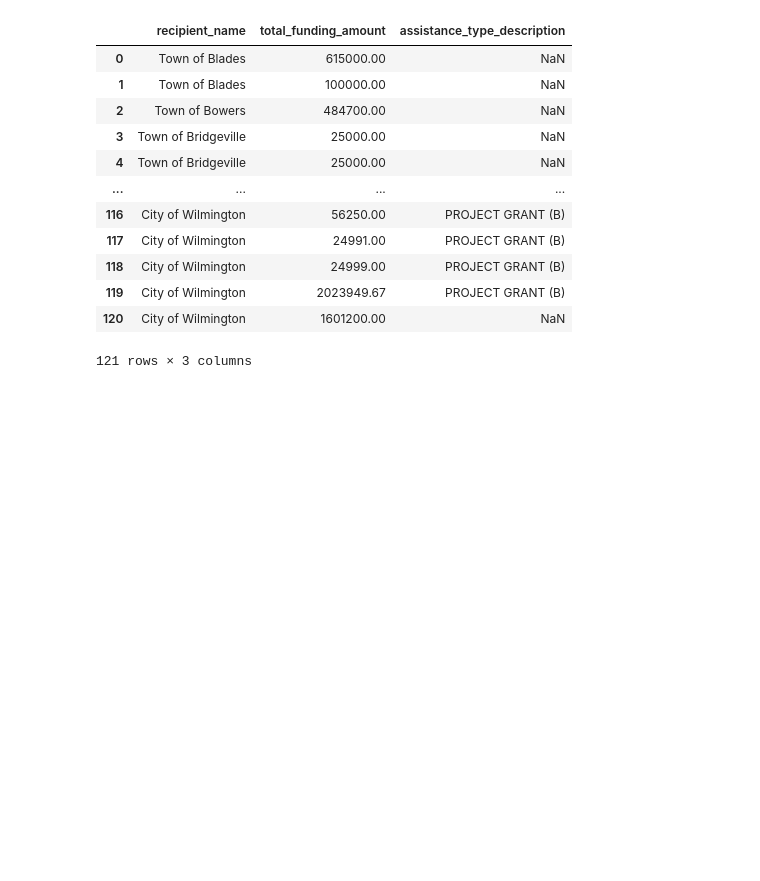
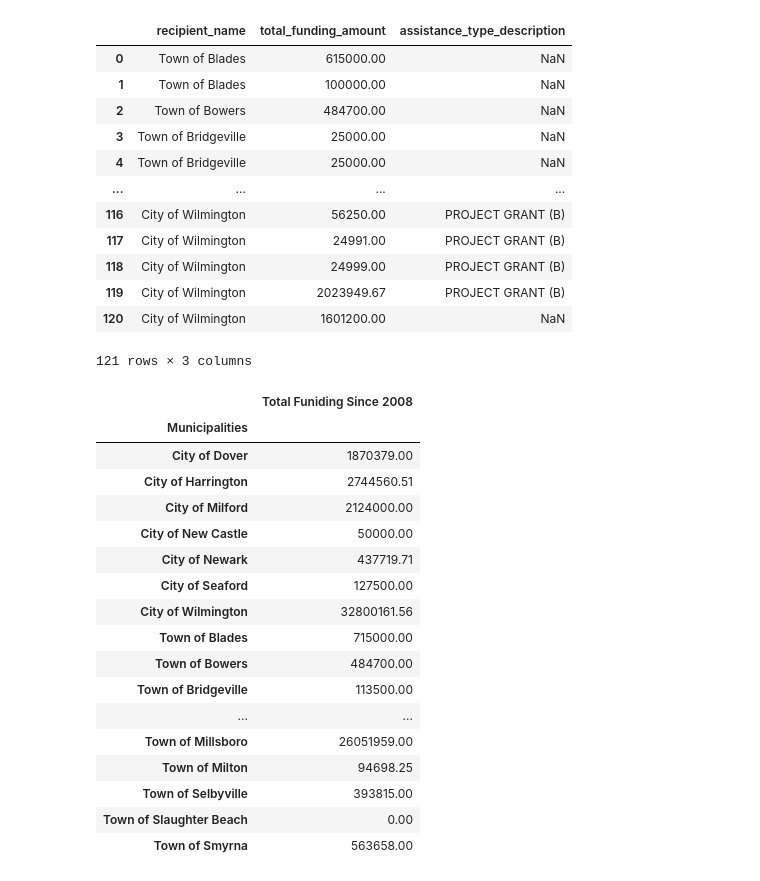
Before and after one commit to ReidelVichot/GrantAssistProgram, a Jupyter notebook: grantassistantprogram 11-9.ipynb, the cells around one changed output. Saved outputs shown, nothing was run; the diff lists cells and outputs as text; code cells hidden in the pictures; blank space fills up the shorter version.

```diff
--- a/grantassistantprogram 11-9.ipynb
+++ b/grantassistantprogram 11-9.ipynb
@@ -168,4 +173,30 @@ cities
 | 120 | City of Wilmington | 1601200.00 | NaN |
 121 rows × 3 columns
 # %%
-cities_grouped = cities.groupby("recipient_name").sum()
+cities_grouped = cities.groupby("recipient_name").sum().reset_index()
+# %%
+#The table has to have the follwing format.
+#Municipality, County, Population, Total Funiding Since 2008
+#cites_grouped = cities_grouped.reset_index()
+cities_grouped = cities_grouped.rename(columns= {"recipient_name": "Municipalities", "total_funding_amount": "Total Funiding Since 2008"}).set_index("Municipalities")
+# %%
+cities_grouped
+# %% [output]
+|  | Total Funiding Since 2008 |
+| Municipalities |  |
+| City of Dover | 1870379.00 |
+| City of Harrington | 2744560.51 |
+| City of Milford | 2124000.00 |
+| City of New Castle | 50000.00 |
+| City of Newark | 437719.71 |
+| City of Seaford | 127500.00 |
+| City of Wilmington | 32800161.56 |
+| Town of Blades | 715000.00 |
+| Town of Bowers | 484700.00 |
+| Town of Bridgeville | 113500.00 |
+| ... | ... |
+| Town of Millsboro | 26051959.00 |
+| Town of Milton | 94698.25 |
+| Town of Selbyville | 393815.00 |
+| Town of Slaughter Beach | 0.00 |
+| Town of Smyrna | 563658.00 |
```
Also changed, not shown: parts of 1 cell of this notebook.
